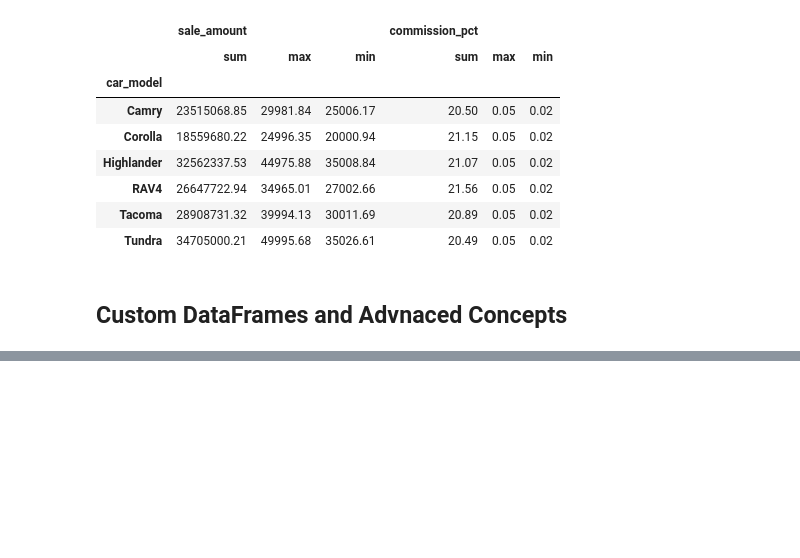
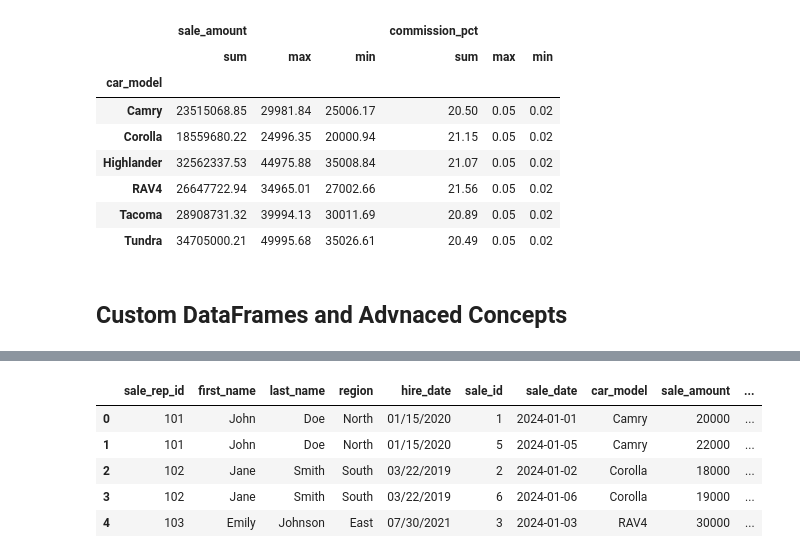
Before and after one commit to KhdaraBasha/Data-Engineer, a Jupyter notebook: Python/basics/python_exploring_toyota_sales_data.ipynb, the cells around one changed output, grey strips where cells are left out. Cells and saved outputs as stored; diff of their text form; code cells hidden in the pictures; blank space fills up the shorter version.

```diff
--- a/Python/basics/python_exploring_toyota_sales_data.ipynb
+++ b/Python/basics/python_exploring_toyota_sales_data.ipynb
@@ -857,0 +1120,16 @@ df.head()
+# %%
+# method 2: using join function
+join_df = sales_rep_df.merge(
+    sales_data_df,
+    on = ['sale_rep_id', 'region'],
+    how='inner'
+    )
+
+join_df.head()
+# %% [output]
+|  | sale_rep_id | first_name | last_name | region | hire_date | sale_id | sale_date | car_model | sale_amount | ... |
+| 0 | 101 | John | Doe | North | 01/15/2020 | 1 | 2024-01-01 | Camry | 20000 | ... |
+| 1 | 101 | John | Doe | North | 01/15/2020 | 5 | 2024-01-05 | Camry | 22000 | ... |
+| 2 | 102 | Jane | Smith | South | 03/22/2019 | 2 | 2024-01-02 | Corolla | 18000 | ... |
+| 3 | 102 | Jane | Smith | South | 03/22/2019 | 6 | 2024-01-06 | Corolla | 19000 | ... |
+| 4 | 103 | Emily | Johnson | East | 07/30/2021 | 3 | 2024-01-03 | RAV4 | 30000 | ... |
```
Also changed, not shown: parts of 20 cells of this notebook.
